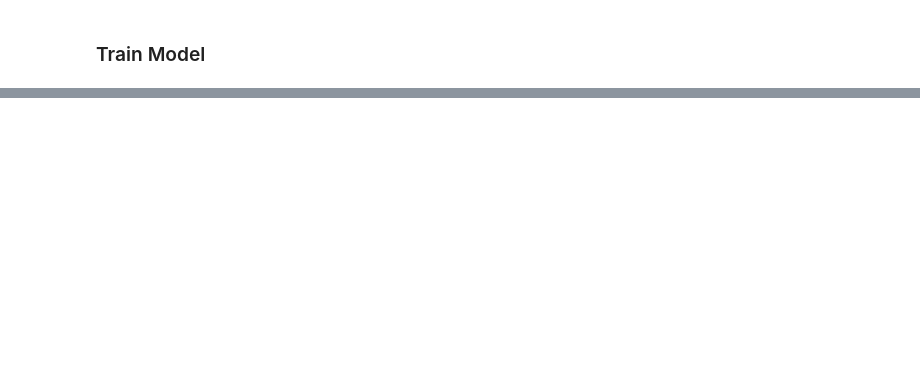
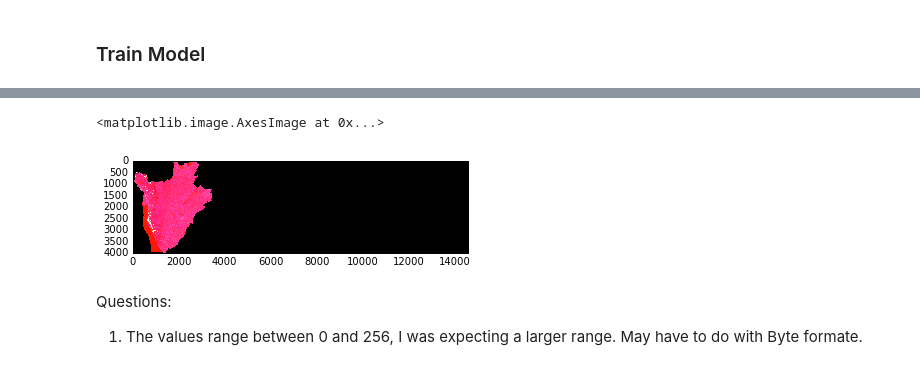
Before and after one commit to karlaking/poverty-predictor, a Jupyter notebook: urban-classification.ipynb, the cells around one changed output, grey strips where cells are left out. Saved outputs shown, nothing was run; the diff lists cells and outputs as text; code cells hidden in the pictures; blank space fills up the shorter version.

```diff
--- a/urban-classification.ipynb
+++ b/urban-classification.ipynb
@@ -154,8 +166,17 @@ bands_data = arr
+# %%
+RASTER_DATA_FILE = "data/landsat/landast_warped.tif"
+# %%
+raster_dataset = gdal.Open(RASTER_DATA_FILE, gdal.GA_ReadOnly)
+geo_transform = raster_dataset.GetGeoTransform()
+proj = raster_dataset.GetProjectionRef()
+n_bands = raster_dataset.RasterCount
+bands_data = []
+for b in range(1, n_bands+1):
+    band = raster_dataset.GetRasterBand(b)
+    bands_data.append(band.ReadAsArray())
+
+bands_data = np.dstack(b for b in bands_data)
 # %%
 img = exposure.rescale_intensity(bands_data)
-# rgb_img = np.dstack([img[:, :, 3], img[:, :, 2], img[:, :, 1]])
-# plt.figure(figsize=[16,16])
-# plt.imshow(rgb_img)
-segments_quick = quickshift(img, kernel_size=7, max_dist=3, ratio=0.35, convert2lab=False)
-n_segments = len(np.unique(segments_quick))
-print(n_segments)
+print(img)
+rgb_img = np.dstack([img[:, :, 3], img[:, :, 2], img[:, :, 1]])
@@ -161,0 +201,9 @@ print(n_segments)
+# %%
+plt.figure()
+plt.imshow(rgb_img)
+# %% [output]
+<matplotlib.image.AxesImage at 0x...>
+[figure, added]
+# %% [markdown]
+Questions:
+1. The values range between 0 and 256, I was expecting a larger range. May have to do with Byte formate.
```
Also changed, not shown: parts of 7 cells of this notebook, 1 other file.
